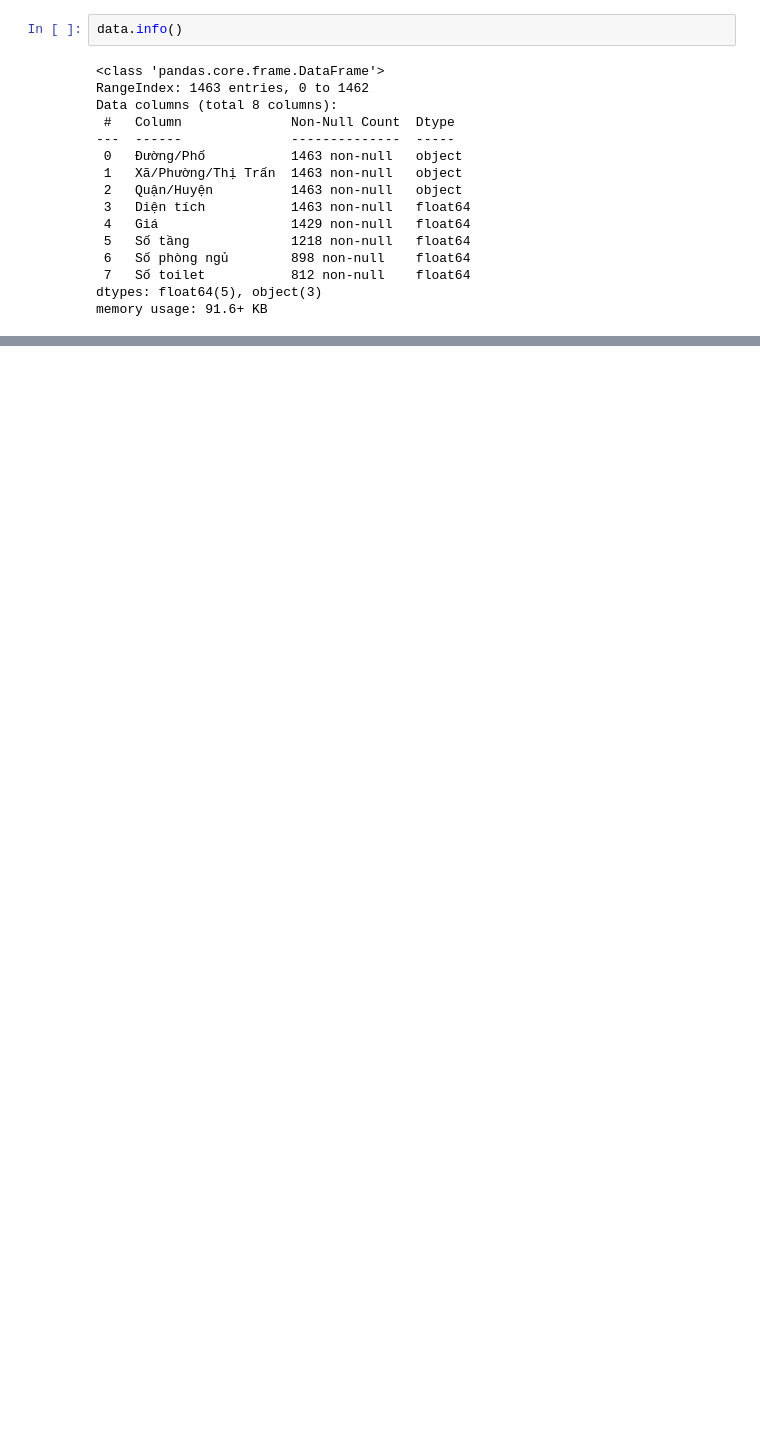
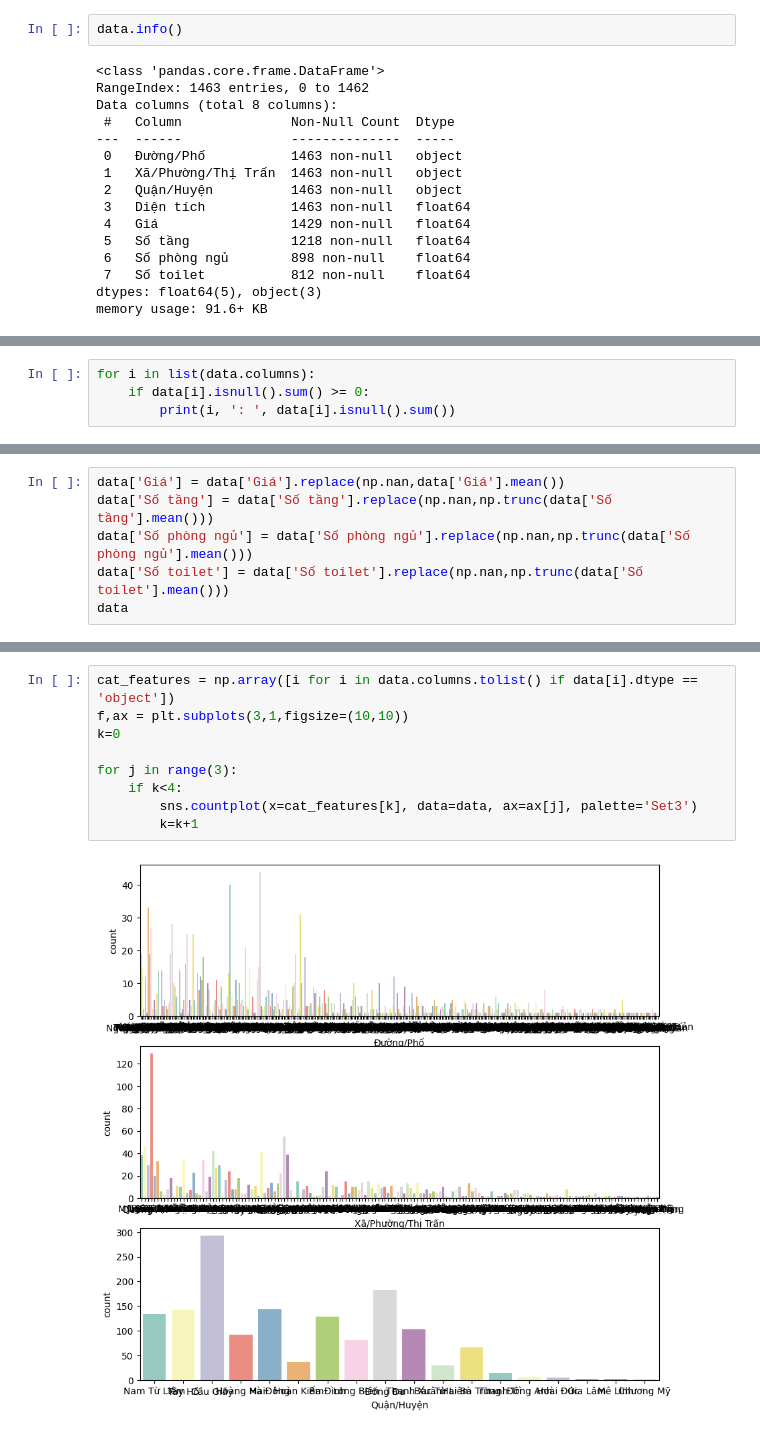
Before and after one commit to duckhhbg/KHDL, a Jupyter notebook: xldl.ipynb, the cells around one changed output, grey strips where cells are left out. Drawn from its saved outputs; the diff is of its cells as text; blank space fills up the shorter version.

```diff
--- a/xldl.ipynb
+++ b/xldl.ipynb
@@ -80,0 +46,4 @@ memory usage: 52.5+ KB
+# %%
+for i in list(data.columns):
+    if data[i].isnull().sum() >= 0:
+        print(i, ': ', data[i].isnull().sum())
@@ -80,0 +82,6 @@ memory usage: 52.5+ KB
+# %%
+data['Giá'] = data['Giá'].replace(np.nan,data['Giá'].mean())
+data['Số tầng'] = data['Số tầng'].replace(np.nan,np.trunc(data['Số tầng'].mean()))
+data['Số phòng ngủ'] = data['Số phòng ngủ'].replace(np.nan,np.trunc(data['Số phòng ngủ'].mean()))
+data['Số toilet'] = data['Số toilet'].replace(np.nan,np.trunc(data['Số toilet'].mean()))
+data
@@ -80,0 +102,11 @@ memory usage: 52.5+ KB
+# %%
+cat_features = np.array([i for i in data.columns.tolist() if data[i].dtype == 'object'])
+f,ax = plt.subplots(3,1,figsize=(10,10))
+k=0
+
+for j in range(3):
+    if k<4:
+        sns.countplot(x=cat_features[k], data=data, ax=ax[j], palette='Set3')
+        k=k+1
+# %% [output]
+[figure, added]
```
Also changed, not shown: parts of 30 cells of this notebook, 1 other file.
